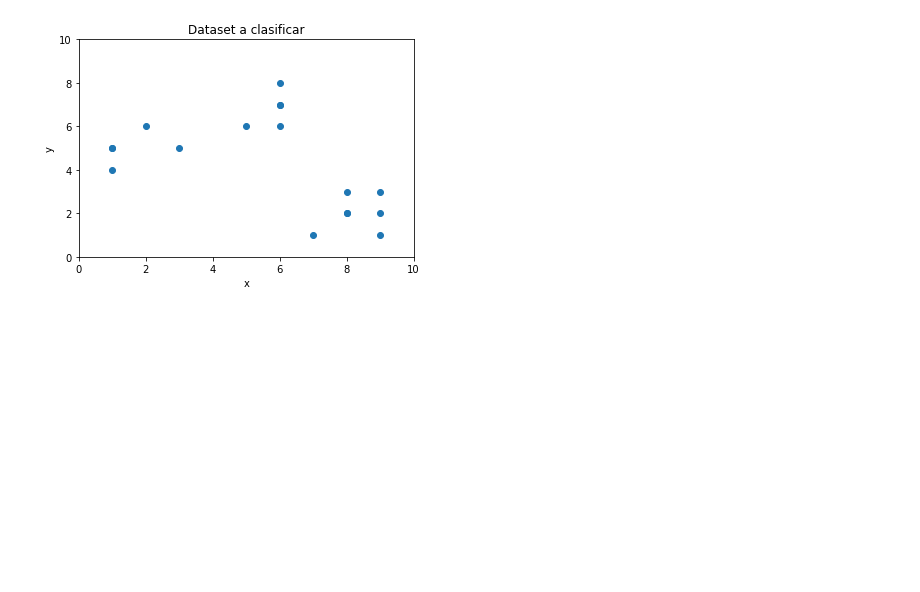
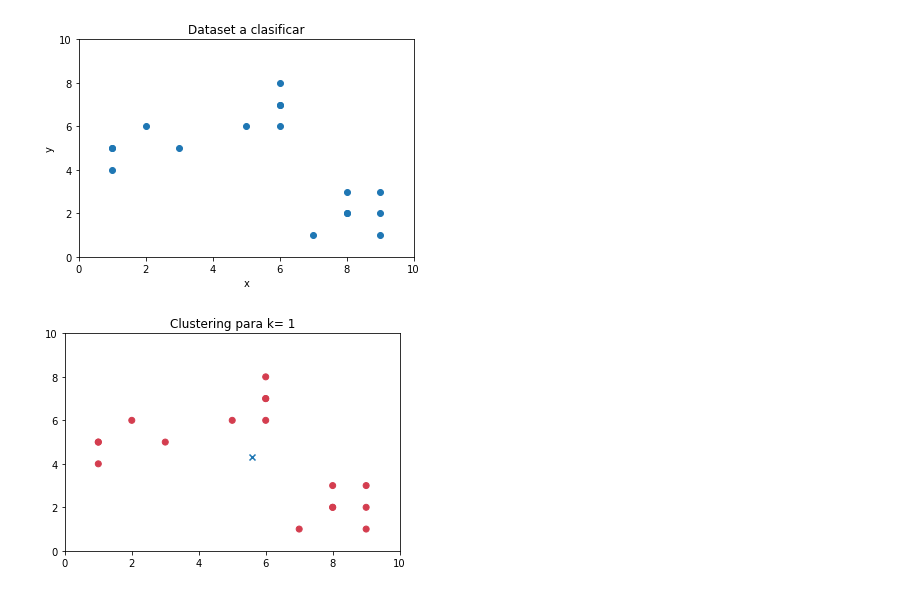
Before and after one commit to GersonVis/Tecnicas-de-IA, a Jupyter notebook: curso udemy/clustering/el metodo del codo y factor silueta.ipynb, the cells around one changed output. Saved outputs shown, nothing was run; the diff lists cells and outputs as text; code cells hidden in the pictures; blank space fills up the shorter version.

```diff
--- a/curso udemy/clustering/el metodo del codo y factor silueta.ipynb
+++ b/curso udemy/clustering/el metodo del codo y factor silueta.ipynb
@@ -43,10 +43,97 @@ sst=sum(np.min(cdist(X, centroid, "euclidean"), axis=1))
 # %%
 ## hacer kmeans para cada rango definido
 for k in K:
     ## hacemos el módelo de datos, k define el número de clusters a crear
     kmeanModel=KMeans(n_clusters=k).fit(X)
+    ## guardar los varicentros
+    centers=pd.DataFrame(kmeanModel.cluster_centers_)
+    ## a que cluster pertenece cada uno
+    labels=kmeanModel.labels_
+
     ## detectar la súma de los cuadrados de las diferencias para ese k, pasamos la x y los varicentros obtenidos
     ## axis lo hace por filas, lo que hace es medir la distancia de cada punto, al varicentro del cluster
     ##  respectivo
     ssw_K=sum(np.min(cdist(X, kmeanModel.cluster_centers_, "euclidean"), axis=1))
+    ## guardamos la súma de los cuadrados de esta iteración
+    ssw.append(ssw_K)
+    ## pintamos cada etiqueda de acuerdo al array de colores
+    label_color=[color_palette[i] for i in labels]
+
+
+
+
+
+    ## fabricar una silueta para cada cluster
+    ## la silueta solo es posible si k es mayor a 1 y si es menor al tamaño
+    if 1<k<len(X):
+        ## crear un subplot de una fila y dos columnas
+         ##pintaremos una silueta por un lado y un cluster por otro
+        fig, (axis1, axis2)=plt.subplots(1,2)
+        ## cambiamos el tamño de la figura
+        fig.set_size_inches(20, 8)
+
+        ## dibujamos el primer subplot, que puede tener valores desde -1 a 1
+        ## escalamos el gráfico, los valores están entre -0.1 y 1
+        axis1.set_xlim([-0.1, 1.0])
+        ## El número de clusters a insertar determinará el tamaño de cada barra
+        ## el coeficiente (n_clusters+1)*10 será el espacio en blanco que dejaremos entre siluetas
+        ## individuales de cada cluster para separarlas
+        axis1.set_ylim([0, len(X)+(k+1)*10])
+
+        ## obtenemos el silluete
+        silhoette_avg=silhouette_score(X, labels)
+        ## una forma de saber si el número de clusters es optimo es si el coeficiente promedio de todas siluetas
+        ## parecido al número de siluet
+        print("para el K=%s el promedio de la silueta es de : %s"%(k, silhoette_avg))
+
+        sample_silhoette_values=silhouette_samples(X, labels)
+
+        ## esta variabe ira subiendo paulatinamente, en función del tamaño del cluster
+        y_lower=10
+        for i in range(k):
+
+
+
+
+            ## agregamos la siluetta del cluster i-esimo
+            ## donde labels coincida con la etiqueta que estoy utilizand
+            ith_cluster_sv = sample_silhoette_values[labels == i]
+            ## muestro el promedio de todos los valores
+            print("      - para i=%s la silueta del cluster vale: %s"%(i+1, np.mean(ith_cluster_sv)))
+            ## ordenamos los resultados, descendientemente del cluster
+            ith_cluster_sv.sort()
+
+            ##el tamño del cluster
+            ## nosquedamos con el número de filas
+            ## para que nos quede escalado correctamente en el eje vertical
+            ## calculamos donde color la silueta en el eje vertical
+            ith_cluster_size=ith_cluster_sv.shape[0]
+            y_upper=y_lower + ith_cluster_size
+
+            ##elegimos el color del cluster
+            color=color_palette[i]
+
+            ## construimos la silueta
+            axis1.fill_betweenx(np.arange(y_lower, y_upper),
+            0, ith_cluster_sv, facecolor=color, alpha=0.7)
+
+            ## etiquetamos el cluster con el número en el centro de la figura
+            axis1.text(-0.05, y_lower+0.5*ith_cluster_size, str(i+1))
+
+            ## calculamos el nuevo y_lower para el siguiente cluster del gráfico
+            y_lower=y_upper+10 ## dejamos vacías 10 posiciones sin muestra
+        axis1.set_title("Representación de la silueta para k = %s"%str(k))
+        axis1.set_xlabel("S(i)")
+        axis1.set_ylabel("ID del Cluster")
+        ## fin de la representación de la silueta
+    ## plot de los k means con los puntos respectivos
+    plt.plot()
+    plt.xlim([0,10])
+    plt.ylim([0,10])
+    plt.title("Clustering para k= %s"%(k))
+    plt.scatter(x1,x2, c=label_color)
+    #para pintar los varicentros
+    plt.scatter(centers[0], centers[1], marker="x")
+    plt.show()
 # %% [output]
+[figure, added]
```
Also changed, not shown: parts of 6 cells of this notebook, 3 other files.
